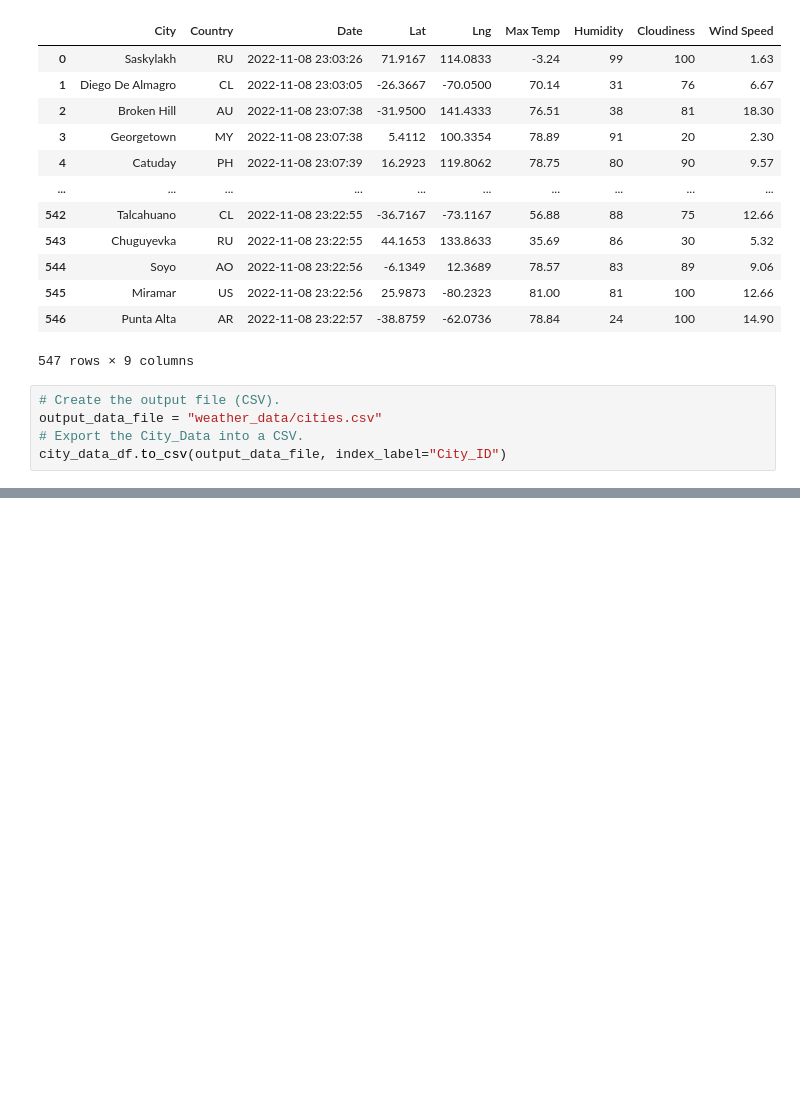
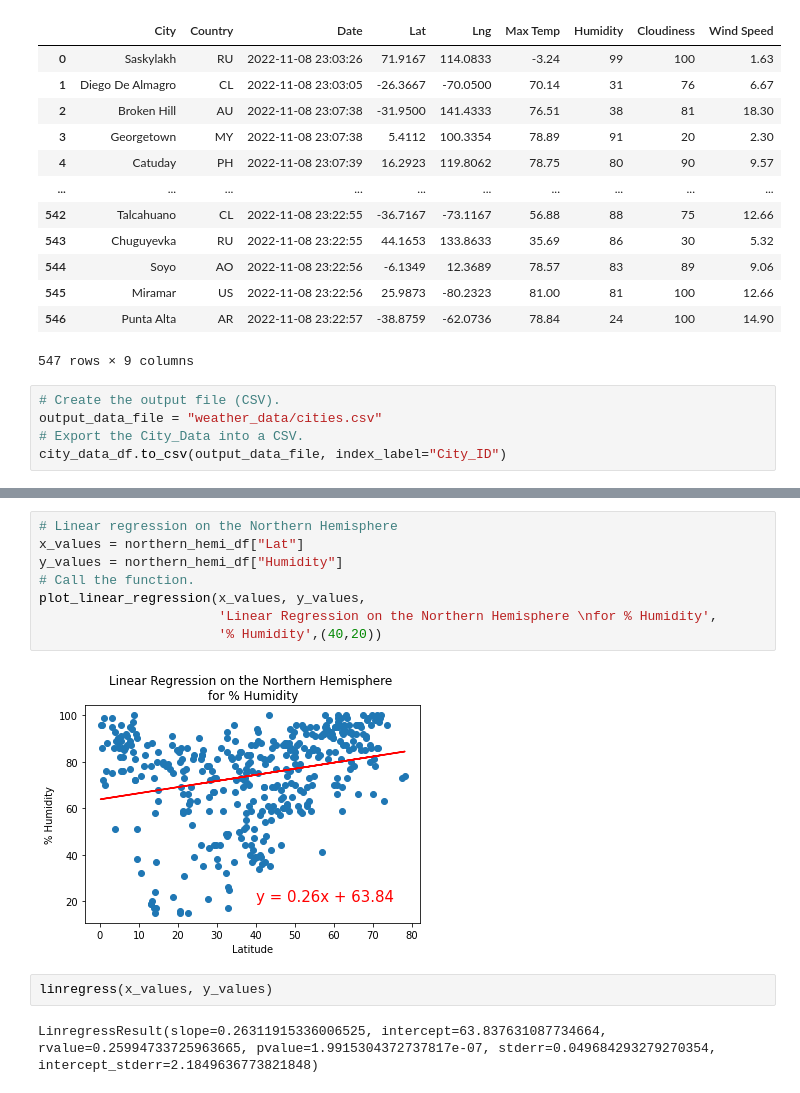
Before and after one commit to fabeza/World_Weather_Analysis, a Jupyter notebook: WeatherPy.ipynb, the cells around one changed output, grey strips where cells are left out. Saved outputs shown, nothing was run; the diff lists cells and outputs as text; blank space fills up the shorter version.

```diff
--- a/WeatherPy.ipynb
+++ b/WeatherPy.ipynb
@@ -276,0 +370,14 @@ plt.savefig("weather_data/Fig4.png")
+# %%
+# Linear regression on the Northern Hemisphere
+x_values = northern_hemi_df["Lat"]
+y_values = northern_hemi_df["Humidity"]
+# Call the function.
+plot_linear_regression(x_values, y_values,
+                       'Linear Regression on the Northern Hemisphere \nfor % Humidity',
+                       '% Humidity',(40,20))
+# %% [output]
+[figure, added]
+# %%
+linregress(x_values, y_values)
+# %% [output]
+LinregressResult(slope=0.26311915336006525, intercept=63.837631087734664, rvalue=0.25994733725963665, pvalue=1.9915304372737817e-07, stderr=0.049684293279270354, intercept_stderr=2.1849636773821848)
```
Also changed, not shown: parts of 31 cells of this notebook, 2 other files.
